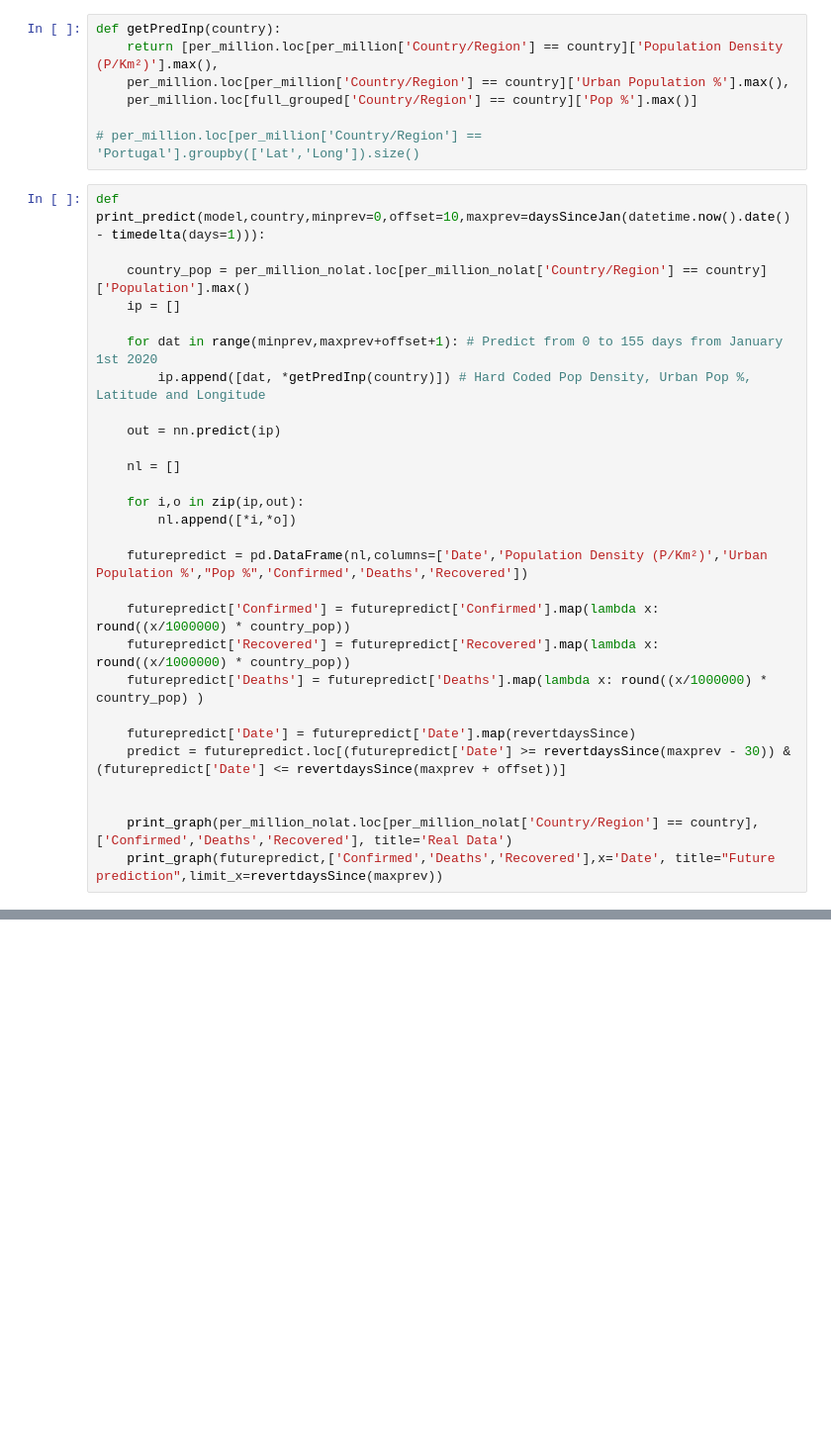
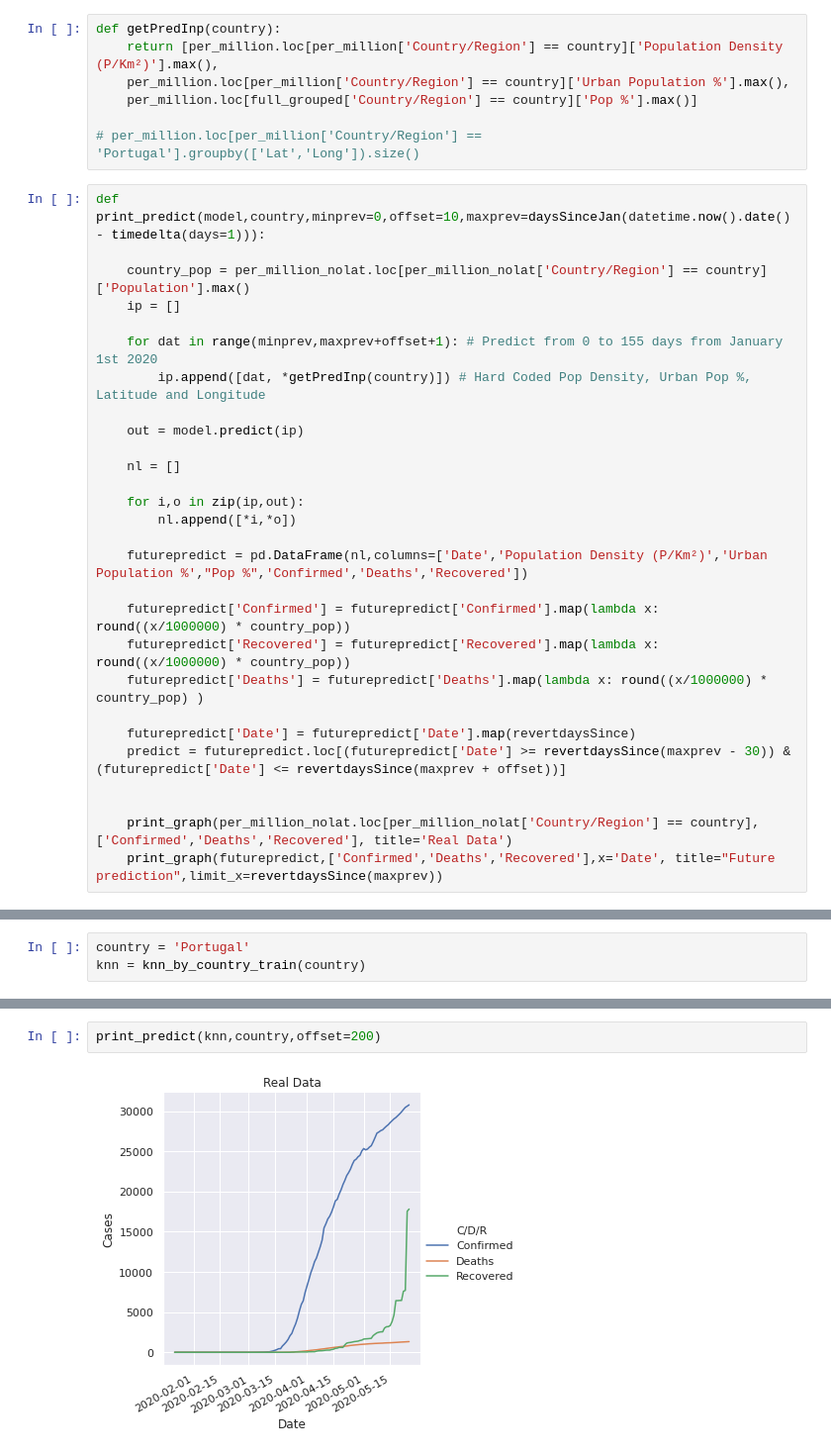
Before and after one commit to SALajes/iart-regression-modeling, a Jupyter notebook: Covid19.ipynb, the cells around one changed output, grey strips where cells are left out. Shown at 99% size. Saved outputs shown, nothing was run; the diff lists cells and outputs as text; blank space fills up the shorter version.

```diff
--- a/Covid19.ipynb
+++ b/Covid19.ipynb
@@ -402,7 +612,7 @@ def print_predict(model,country,minprev=0,offset=10,maxprev=daysSinceJan(datetim
     for dat in range(minprev,maxprev+offset+1): # Predict from 0 to 155 days from January 1st 2020
         ip.append([dat, *getPredInp(country)]) # Hard Coded Pop Density, Urban Pop %, Latitude and Longitude
 
-    out = nn.predict(ip)
+    out = model.predict(ip)
 
     nl = []
 
@@ -428,0 +706,3 @@ print_predict(nn,country,offset=500)
+# %%
+country = 'Portugal'
+knn = knn_by_country_train(country)
@@ -428,0 +725,4 @@ print_predict(nn,country,offset=500)
+# %%
+print_predict(knn,country,offset=200)
+# %% [output]
+[figure, added]
```
Also changed, not shown: parts of 25 cells of this notebook.
